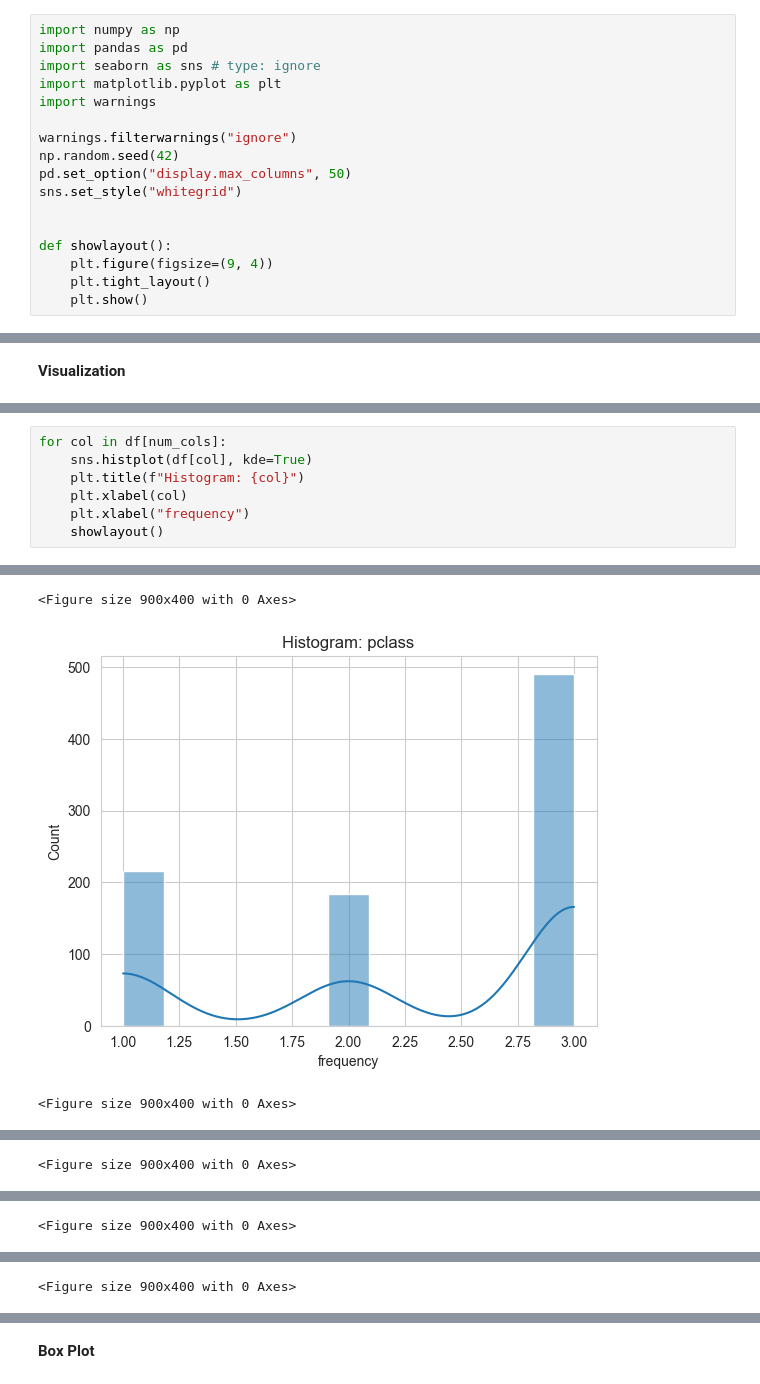
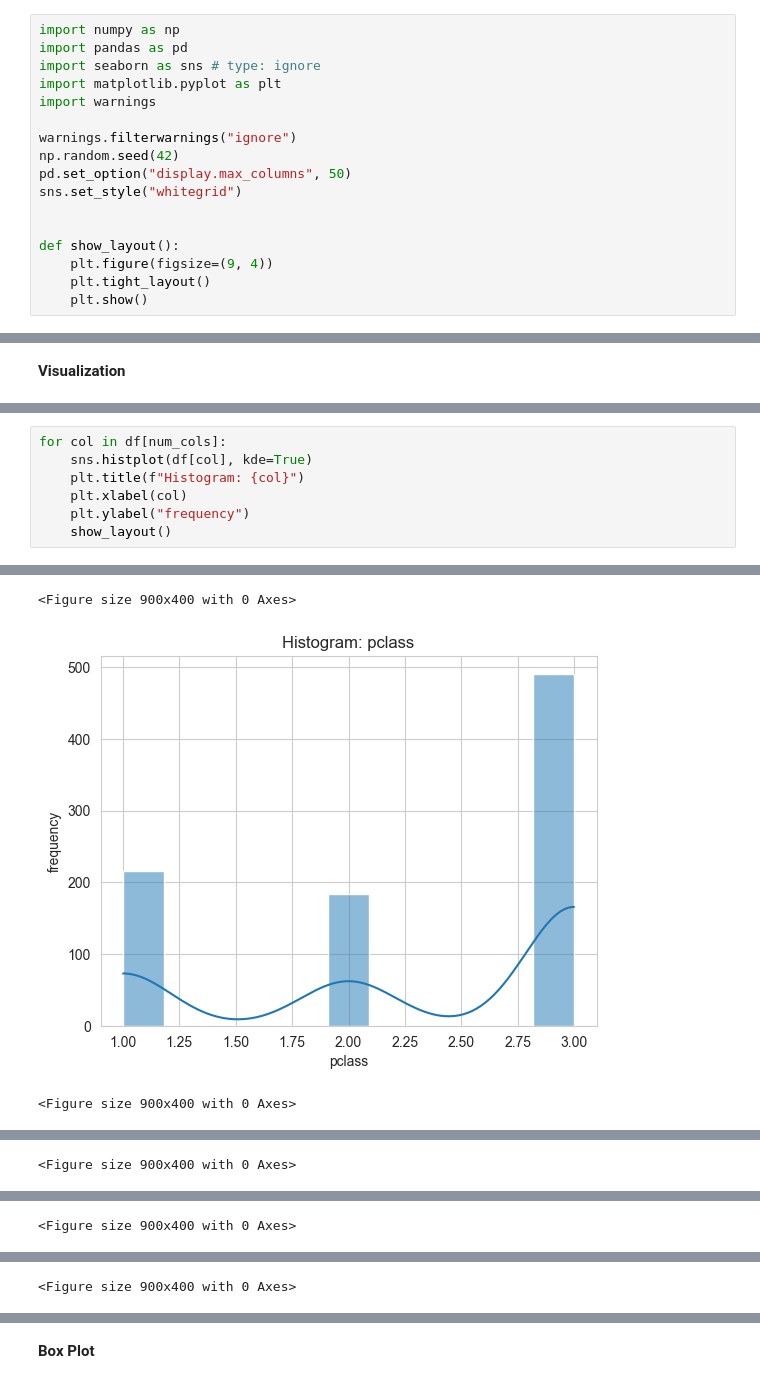
Before and after one commit to th3realAyo/Machine-Learning-Bootcamp, a Jupyter notebook: CSV-Excel/05_Univariate_Analysis.ipynb, the cells around one changed output, grey strips where cells are left out. Drawn from its saved outputs; the diff is of its cells as text.

```diff
--- a/CSV-Excel/05_Univariate_Analysis.ipynb
+++ b/CSV-Excel/05_Univariate_Analysis.ipynb
@@ -13,7 +13,7 @@ pd.set_option("display.max_columns", 50)
 sns.set_style("whitegrid")
 
 
-def showlayout():
+def show_layout():
     plt.figure(figsize=(9, 4))
     plt.tight_layout()
     plt.show()
@@ -207,6 +189,6 @@ for col in df[num_cols]:
     sns.histplot(df[col], kde=True)
     plt.title(f"Histogram: {col}")
     plt.xlabel(col)
-    plt.xlabel("frequency")
-    showlayout()
+    plt.ylabel("frequency")
+    show_layout()
 # %% [output]
@@ -214,3 +196,3 @@ for col in df[num_cols]:
 <Figure size 900x400 with 0 Axes>
-[figure, old version]
+[figure, new version]
 <Figure size 900x400 with 0 Axes>
```
Also changed, not shown: parts of 5 cells of this notebook.
